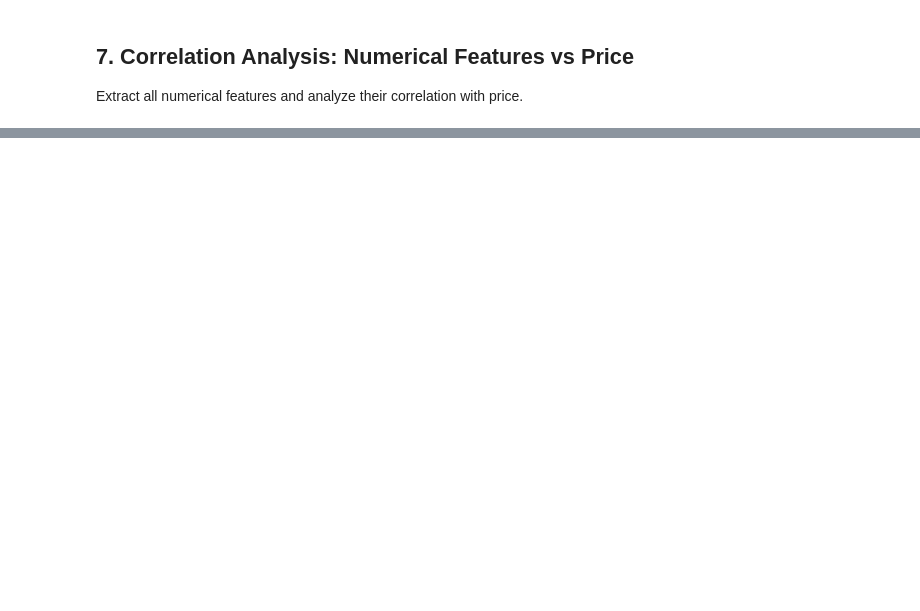
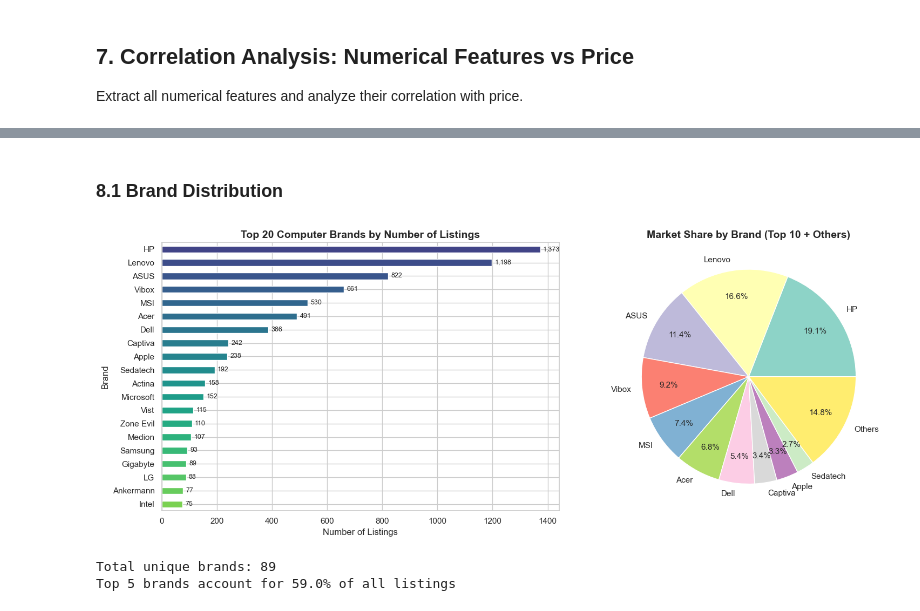
Before and after one commit to jardinast/computer_price_assistant, a Jupyter notebook: notebooks/01_eda.ipynb, the cells around one changed output, grey strips where cells are left out. Drawn from its saved outputs; the diff is of its cells as text; code cells hidden in the pictures; blank space fills up the shorter version.

```diff
--- a/notebooks/01_eda.ipynb
+++ b/notebooks/01_eda.ipynb
@@ -1101,0 +1524,13 @@ The EDA revealed key insights about the computer marketplace dataset and informe
+# %%
+# Load engineered features for comprehensive EDA
+# NOTE: This requires running 02_feature_engineering.ipynb first to generate db_features.csv
+df_features = pd.read_csv('../data/db_features.csv')
+print(f"Loaded db_features.csv: {df_features.shape[0]:,} rows, {df_features.shape[1]} columns")
+
+# Verify key engineered columns exist
+eng_cols = [c for c in df_features.columns if c.startswith('_')]
+print(f"\nEngineered features found: {len(eng_cols)}")
+for col in ['_brand', '_precio_num', '_ram_gb', '_ssd_gb', '_cpu_mark', '_gpu_mark']:
+    if col in df_features.columns:
+        valid = df_features[col].notna().sum()
+        print(f"  {col}: {valid:,} values ({valid/len(df_features)*100:.1f}%)")
@@ -1101,0 +1547,39 @@ The EDA revealed key insights about the computer marketplace dataset and informe
+# %% [markdown]
+### 8.1 Brand Distribution
+# %%
+# Brand Distribution - Top 20 brands
+fig, axes = plt.subplots(1, 2, figsize=(16, 6))
+
+# Count plot
+ax1 = axes[0]
+brand_counts = df_features['_brand'].value_counts().head(20)
+colors = plt.cm.viridis(np.linspace(0.2, 0.8, len(brand_counts)))
+brand_counts.plot(kind='barh', ax=ax1, color=colors)
+ax1.set_xlabel('Number of Listings', fontsize=12)
+ax1.set_ylabel('Brand', fontsize=12)
+ax1.set_title('Top 20 Computer Brands by Number of Listings', fontsize=14, fontweight='bold')
+ax1.invert_yaxis()
+
+# Add count labels
+for i, (brand, count) in enumerate(brand_counts.items()):
+    ax1.text(count + 10, i, f'{count:,}', va='center', fontsize=9)
+
+# Percentage pie chart for top 10
+ax2 = axes[1]
+top_10 = brand_counts.head(10)
+others = brand_counts.iloc[10:].sum()
+pie_data = pd.concat([top_10, pd.Series({'Others': others})])
+wedges, texts, autotexts = ax2.pie(pie_data, labels=pie_data.index, autopct='%1.1f%%',
+                                    colors=plt.cm.Set3(np.linspace(0, 1, len(pie_data))),
+                                    pctdistance=0.75)
+ax2.set_title('Market Share by Brand (Top 10 + Others)', fontsize=14, fontweight='bold')
+
+plt.tight_layout()
+plt.show()
+
+print(f"\nTotal unique brands: {df_features['_brand'].nunique()}")
+print(f"Top 5 brands account for {brand_counts.head(5).sum() / len(df_features) * 100:.1f}% of all listings")
+# %% [output]
+[figure, added]
+Total unique brands: 89
+Top 5 brands account for 59.0% of all listings
```
Also changed, not shown: parts of 61 cells of this notebook, 8 other files.
